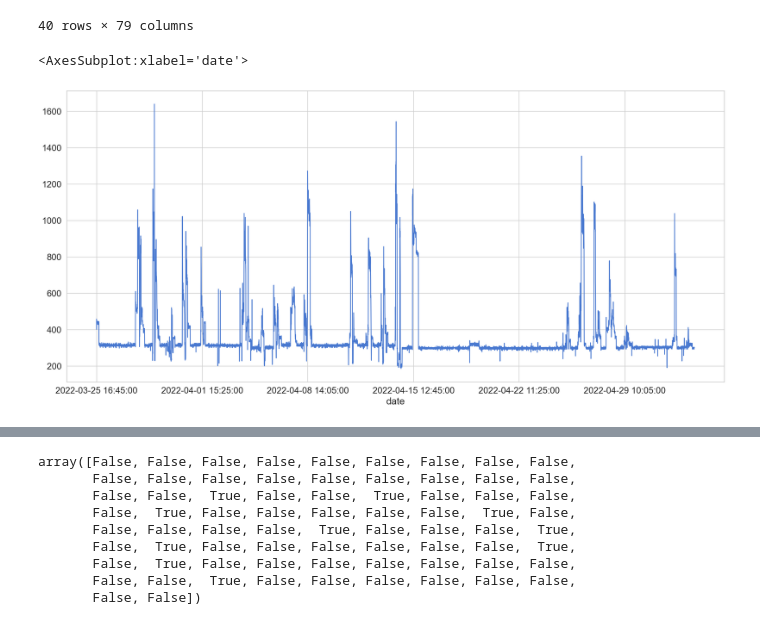
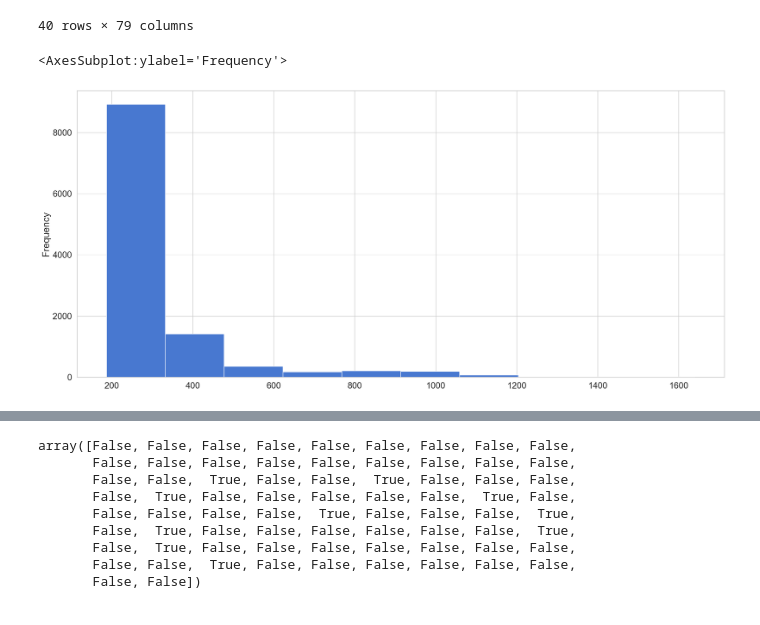
Before and after one commit to Ah-essabar/Master_SDS_Angers, a Jupyter notebook: S2/Mesures Polytech/FusionDataAll/HandlingMissingData/GenerationMissingdata.ipynb, the cells around one changed output, grey strips where cells are left out. Drawn from its saved outputs; the diff is of its cells as text; code cells hidden in the pictures.

```diff
--- a/S2/Mesures Polytech/FusionDataAll/HandlingMissingData/GenerationMissingdata.ipynb
+++ b/S2/Mesures Polytech/FusionDataAll/HandlingMissingData/GenerationMissingdata.ipynb
@@ -33,7 +33,7 @@ RANDOM_SEED = 42
 # %%
 # read exported data
 index_col="date"
-data=pd.read_csv('df_219.csv', sep=",", encoding = "ISO-8859-1", index_col=index_col)
+data=pd.read_csv('df_219_mars_25_mai.csv', sep=",", encoding = "ISO-8859-1", index_col=index_col)
 data.shape
 # %% [output]
 (11319, 93)
@@ -216,7 +194,7 @@ df["elecWithoutEclairage"]= df[ 'elec_general_219_w'] - df['elec_eclairage_219_w
 # %%
 y=df["elecWithoutEclairage"]
 # %%
-df["elecWithoutEclairage"].plot()
+df["elecWithoutEclairage"].plot(kind='hist')
 # %% [output]
-<AxesSubplot:xlabel='date'>
+<AxesSubplot:ylabel='Frequency'>
-[figure, old version]
+[figure, new version]
```
Also changed, not shown: parts of 21 cells of this notebook, 2 other files.
